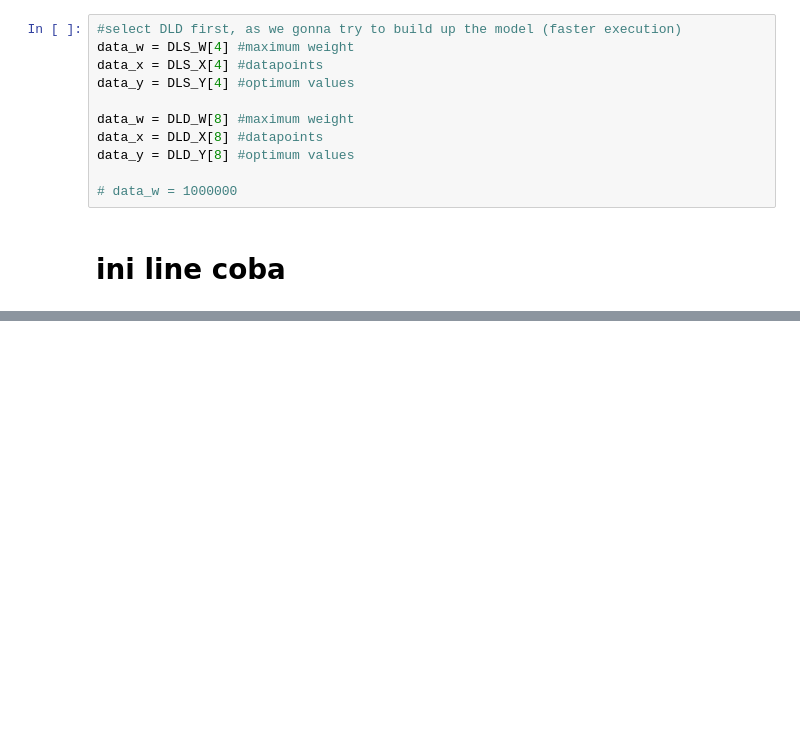
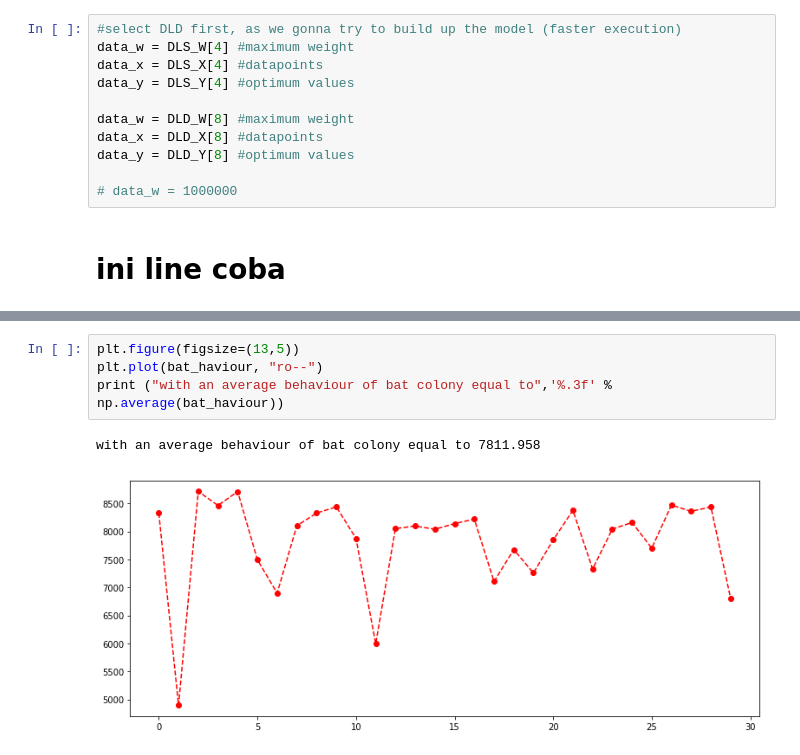
Before and after one commit to iqbalbasyar/swarm-intelligence, a Jupyter notebook: Bat Algorithm/Bat Algortihm on Solving Knapsack Problem/Bat Algorithm on Knapsack Problem.ipynb, the cells around one changed output, grey strips where cells are left out. Cells and saved outputs as stored; diff of their text form; blank space fills up the shorter version.

```diff
--- a/Bat Algorithm/Bat Algortihm on Solving Knapsack Problem/Bat Algorithm on Knapsack Problem.ipynb
+++ b/Bat Algorithm/Bat Algortihm on Solving Knapsack Problem/Bat Algorithm on Knapsack Problem.ipynb
@@ -231,0 +237,7 @@ Average accuracy equal to 99.700  %
+# %%
+plt.figure(figsize=(13,5))
+plt.plot(bat_haviour, "ro--")
+print ("with an average behaviour of bat colony equal to",'%.3f' % np.average(bat_haviour))
+# %% [output]
+with an average behaviour of bat colony equal to 7811.958
+[figure, added]
```
Also changed, not shown: parts of 4 cells of this notebook.
